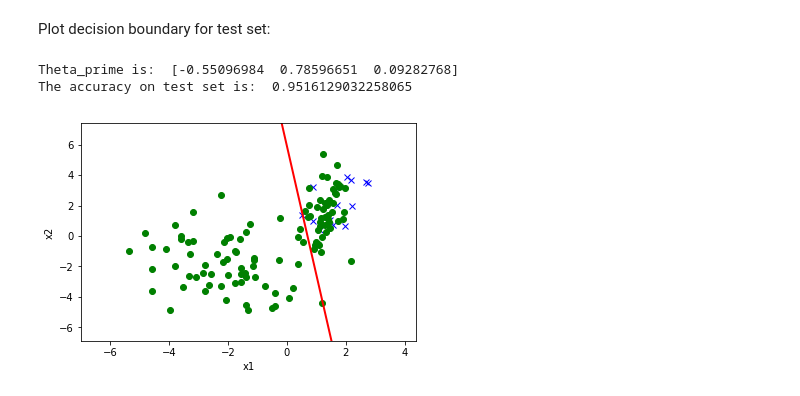
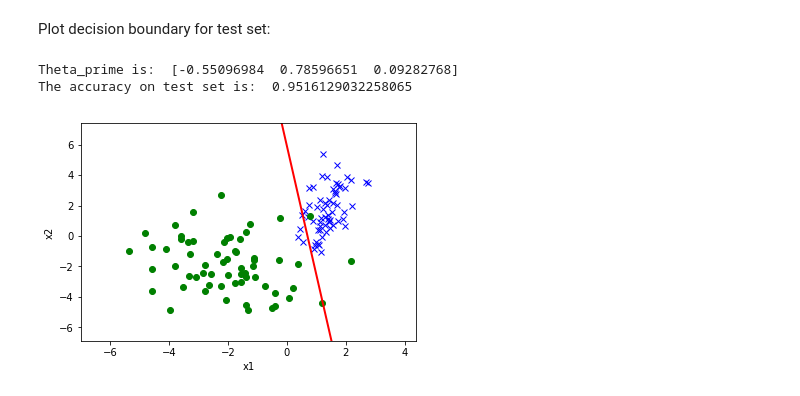
Before and after one commit to anhnt02hp/CS229-Fall2018-FullCourse, a Jupyter notebook: Reference_Solution/maxim5/PS1/PS1-2 Incomplete, Positive-Only Labels.ipynb, the cells around one changed output. Saved outputs shown, nothing was run; the diff lists cells and outputs as text; code cells hidden in the pictures.

```diff
--- a/Reference_Solution/maxim5/PS1/PS1-2 Incomplete, Positive-Only Labels.ipynb
+++ b/Reference_Solution/maxim5/PS1/PS1-2 Incomplete, Positive-Only Labels.ipynb
@@ -213,10 +213,10 @@ print(theta_prime)
 # %% [markdown]
 Plot decision boundary for test set:
 # %%
-util.plot(x_test, y_test, theta_prime)
+util.plot(x_test, t_test, theta_prime)
 print("Theta_prime is: ", theta_prime)
 print("The accuracy on test set is: ", np.mean(predict(theta_prime, x_test) == t_test))
 # %% [output]
 Theta_prime is:  [-0.55096984  0.78596651  0.09282768]
 The accuracy on test set is:  0.9516129032258065
-[figure, old version]
+[figure, new version]
```
